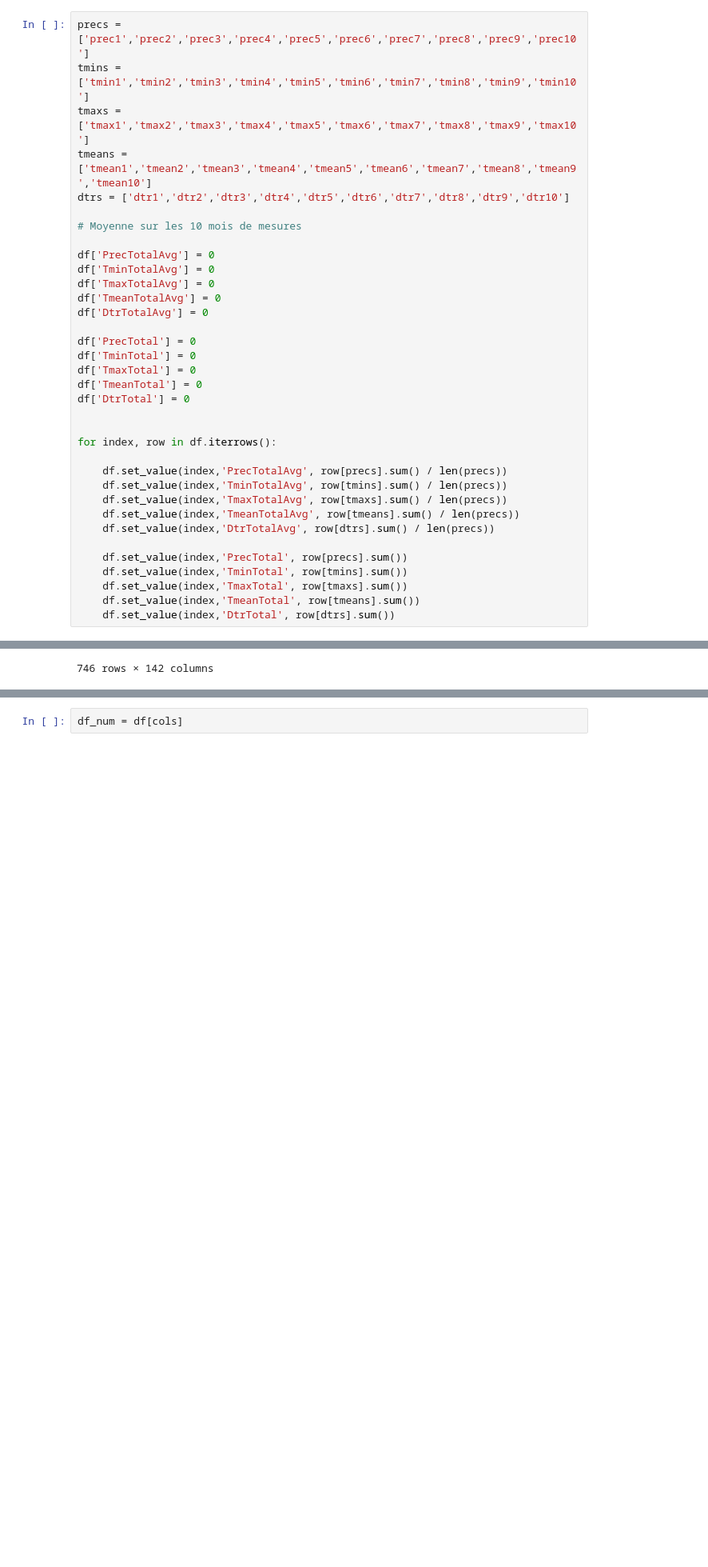
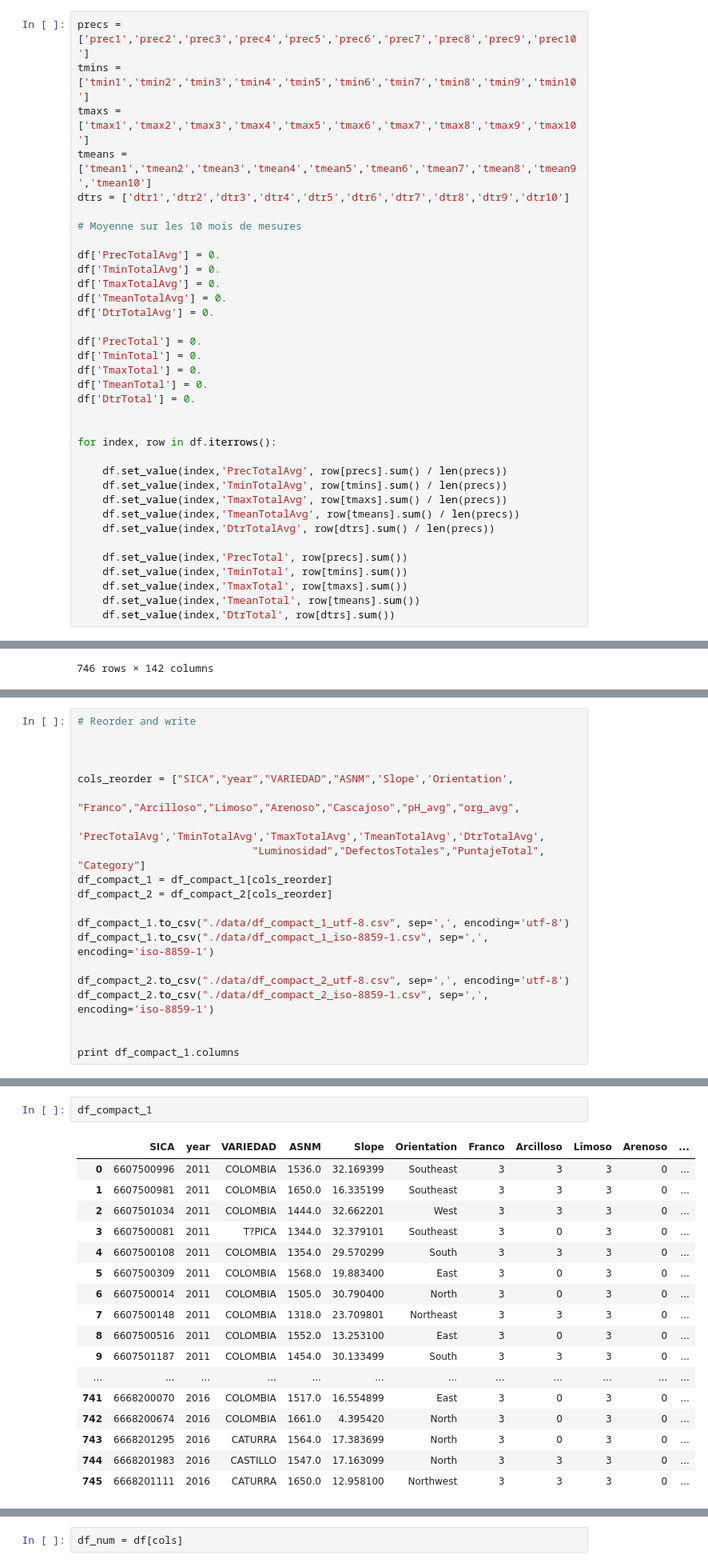
Before and after one commit to ThibaultSchowing/Bachelor_Thesis_2017_Sources, a Jupyter notebook: Notebook/DataAnalysis/0_DataCleaning.ipynb, the cells around one changed output, grey strips where cells are left out. Shown at 80% size. Drawn from its saved outputs; the diff is of its cells as text; blank space fills up the shorter version.

```diff
--- a/Notebook/DataAnalysis/0_DataCleaning.ipynb
+++ b/Notebook/DataAnalysis/0_DataCleaning.ipynb
@@ -76,17 +76,17 @@ dtrs = ['dtr1','dtr2','dtr3','dtr4','dtr5','dtr6','dtr7','dtr8','dtr9','dtr10']
 
 # Moyenne sur les 10 mois de mesures
 
-df['PrecTotalAvg'] = 0
-df['TminTotalAvg'] = 0
-df['TmaxTotalAvg'] = 0
-df['TmeanTotalAvg'] = 0
-df['DtrTotalAvg'] = 0
+df['PrecTotalAvg'] = 0.
+df['TminTotalAvg'] = 0.
+df['TmaxTotalAvg'] = 0.
+df['TmeanTotalAvg'] = 0.
+df['DtrTotalAvg'] = 0.
 
-df['PrecTotal'] = 0
-df['TminTotal'] = 0
-df['TmaxTotal'] = 0
-df['TmeanTotal'] = 0
-df['DtrTotal'] = 0
+df['PrecTotal'] = 0.
+df['TminTotal'] = 0.
+df['TmaxTotal'] = 0.
+df['TmeanTotal'] = 0.
+df['DtrTotal'] = 0.
 
 
 for index, row in df.iterrows():
@@ -496,0 +642,20 @@ Name: ASNM, dtype: float64
+# %%
+# Reorder and write
+
+
+
+cols_reorder = ["SICA","year","VARIEDAD","ASNM",'Slope','Orientation',
+                            "Franco","Arcilloso","Limoso","Arenoso","Cascajoso","pH_avg","org_avg",
+                            'PrecTotalAvg','TminTotalAvg','TmaxTotalAvg','TmeanTotalAvg','DtrTotalAvg',
+                            "Luminosidad","DefectosTotales","PuntajeTotal", "Category"]
+df_compact_1 = df_compact_1[cols_reorder]
+df_compact_2 = df_compact_2[cols_reorder]
+
+df_compact_1.to_csv("./data/df_compact_1_utf-8.csv", sep=',', encoding='utf-8')
+df_compact_1.to_csv("./data/df_compact_1_iso-8859-1.csv", sep=',', encoding='iso-8859-1')
+
+df_compact_2.to_csv("./data/df_compact_2_utf-8.csv", sep=',', encoding='utf-8')
+df_compact_2.to_csv("./data/df_compact_2_iso-8859-1.csv", sep=',', encoding='iso-8859-1')
+
+
+print df_compact_1.columns
@@ -496,0 +672,20 @@ Name: ASNM, dtype: float64
+# %%
+df_compact_1
+# %% [output]
+|  | SICA | year | VARIEDAD | ASNM | Slope | Orientation | Franco | Arcilloso | Limoso | Arenoso | ... |
+| 0 | 6607500996 | 2011 | COLOMBIA | 1536.0 | 32.169399 | Southeast | 3 | 3 | 3 | 0 | ... |
+| 1 | 6607500981 | 2011 | COLOMBIA | 1650.0 | 16.335199 | Southeast | 3 | 3 | 3 | 0 | ... |
+| 2 | 6607501034 | 2011 | COLOMBIA | 1444.0 | 32.662201 | West | 3 | 3 | 3 | 0 | ... |
+| 3 | 6607500081 | 2011 | T?PICA | 1344.0 | 32.379101 | Southeast | 3 | 0 | 3 | 0 | ... |
+| 4 | 6607500108 | 2011 | COLOMBIA | 1354.0 | 29.570299 | South | 3 | 3 | 3 | 0 | ... |
+| 5 | 6607500309 | 2011 | COLOMBIA | 1568.0 | 19.883400 | East | 3 | 0 | 3 | 0 | ... |
+| 6 | 6607500014 | 2011 | COLOMBIA | 1505.0 | 30.790400 | North | 3 | 0 | 3 | 0 | ... |
+| 7 | 6607500148 | 2011 | COLOMBIA | 1318.0 | 23.709801 | Northeast | 3 | 3 | 3 | 0 | ... |
+| 8 | 6607500516 | 2011 | COLOMBIA | 1552.0 | 13.253100 | East | 3 | 0 | 3 | 0 | ... |
+| 9 | 6607501187 | 2011 | COLOMBIA | 1454.0 | 30.133499 | South | 3 | 3 | 3 | 0 | ... |
+| ... | ... | ... | ... | ... | ... | ... | ... | ... | ... | ... | ... |
+| 741 | 6668200070 | 2016 | COLOMBIA | 1517.0 | 16.554899 | East | 3 | 0 | 3 | 0 | ... |
+| 742 | 6668200674 | 2016 | COLOMBIA | 1661.0 | 4.395420 | North | 3 | 0 | 3 | 0 | ... |
+| 743 | 6668201295 | 2016 | CATURRA | 1564.0 | 17.383699 | North | 3 | 0 | 3 | 0 | ... |
+| 744 | 6668201983 | 2016 | CASTILLO | 1547.0 | 17.163099 | North | 3 | 3 | 3 | 0 | ... |
+| 745 | 6668201111 | 2016 | CATURRA | 1650.0 | 12.958100 | Northwest | 3 | 3 | 3 | 0 | ... |
```
Also changed, not shown: parts of 20 cells of this notebook, 31 other files.
